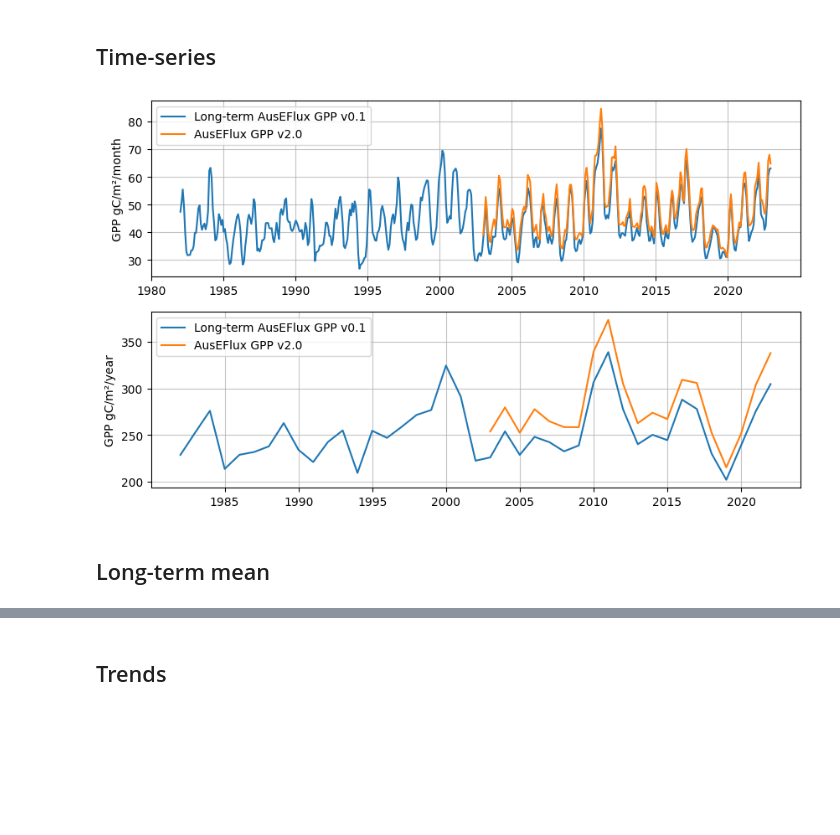
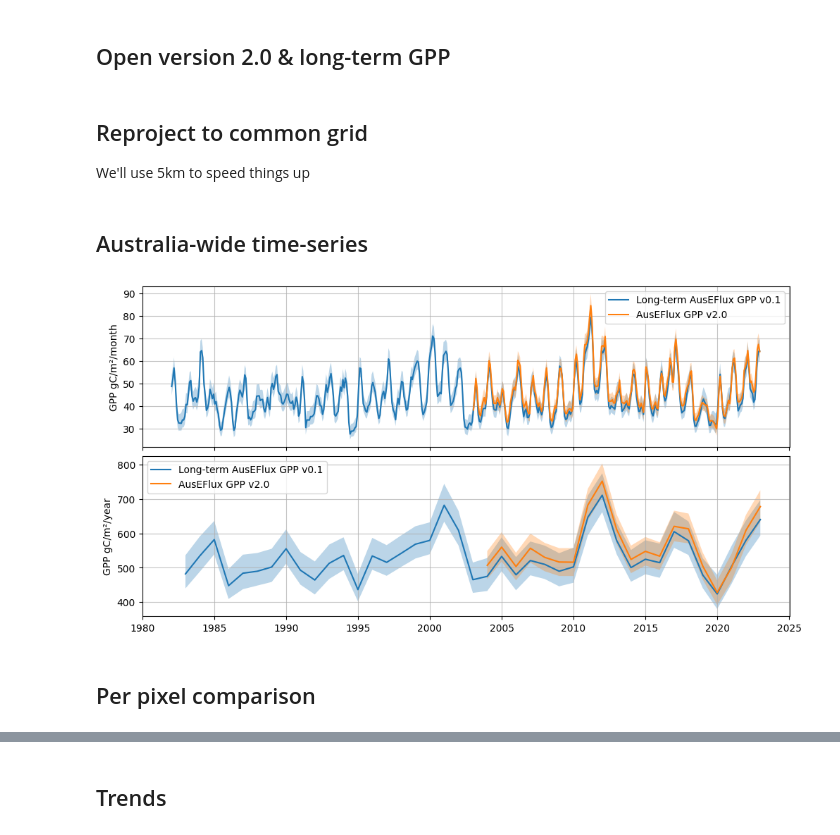
Before and after one commit to cbur24/Aus_CO2_fertilisation, a Jupyter notebook: notebooks/analysis/Compare_AusEFlux_versions.ipynb, the cells around one changed output, grey strips where cells are left out. Saved outputs shown, nothing was run; the diff lists cells and outputs as text; code cells hidden in the pictures; blank space fills up the shorter version.

```diff
--- a/notebooks/analysis/Compare_AusEFlux_versions.ipynb
+++ b/notebooks/analysis/Compare_AusEFlux_versions.ipynb
@@ -42,0 +55,2 @@ mask = ~np.isnan(mean_2003)
+# %% [markdown]
+## Open version 2.0 & long-term GPP
@@ -43,25 +73,63 @@ mask = ~np.isnan(mean_2003)
+# %% [markdown]
+## Reproject to common grid
+
+We'll use 5km to speed things up
+# %%
+# Grab a common grid to reproject too
+gbox_path = f'/g/data/xc0/project/AusEFlux/data/grid_5km'
+with open(gbox_path, 'rb') as f:
+    gbox = pickle.load(f)
+
+# ds_v1 = ds_v1.odc.reproject(how=gbox, resampling='bilinear').compute()
+ds_v2 = ds_v2.odc.reproject(how=gbox, resampling='bilinear').compute()
+ds_v2 = round_coords(ds_v2)
 # %% [markdown]
-## Time-series
+## Australia-wide time-series
+# %%
+# Long term means
+mean_v1= ds_v1.sel(time=slice('2003','2022')).mean('time')
+mean_v2 = ds_v2.sel(time=slice('2003','2022')).mean('time')
+
+#nan mask
+mask = ~np.isnan(mean_v2[f'{var}_median'])
+
+# Annual mean timeseries
+annual_mean_v1 = ds_v1.resample(time='YE').sum().where(mask)
+annual_mean_v2 = ds_v2.resample(time='YE').sum().where(mask)
 # %%
-fig,ax=plt.subplots(2,1, figsize=(10,6))
-ds_1982.mean(['latitude', 'longitude']).plot(ax=ax[0], label='Long-term AusEFlux GPP v0.1')
-ds_2003.mean(['latitude', 'longitude']).plot(ax=ax[0], label=f'AusEFlux GPP {version}')
+fig,ax=plt.subplots(2,1, figsize=(10,5), layout='constrained', sharex=True)
 
-annual_mean_1982.mean(['latitude', 'longitude']).plot(ax=ax[1], label='Long-term AusEFlux GPP v0.1')
-annual_mean_2003.mean(['latitude', 'longitude']).plot(ax=ax[1], label=f'AusEFlux GPP {version}')
+ds_v1[f'{var}_median'].mean(['latitude', 'longitude']).plot(ax=ax[0], label=f'Long-term AusEFlux {var} v0.1')
+upper_v1 = ds_v1[f'{var}_25th_percentile'].mean(['latitude', 'longitude'])
+lower_v1 = ds_v1[f'{var}_75th_percentile'].mean(['latitude', 'longitude'])
+ax[0].fill_between(ds_v1.time, lower_v1, upper_v1, alpha=0.3)
+
+ds_v2[f'{var}_median'].mean(['latitude', 'longitude']).plot(ax=ax[0], label=f'AusEFlux {var} v2.0')
+upper_v2 = ds_v2[f'{var}_25th_percentile'].mean(['latitude', 'longitude'])
+lower_v2 = ds_v2[f'{var}_75th_percentile'].mean(['latitude', 'longitude'])
+ax[0].fill_between(ds_v2.time, lower_v2, upper_v2, alpha=0.3)
+
+annual_mean_v1[f'{var}_median'].mean(['latitude', 'longitude']).plot(ax=ax[1], label=f'Long-term AusEFlux {var} v0.1')
+upper_v1 = annual_mean_v1[f'{var}_25th_percentile'].mean(['latitude', 'longitude'])
+lower_v1 = annual_mean_v1[f'{var}_75th_percentile'].mean(['latitude', 'longitude'])
+ax[1].fill_between(annual_mean_v1.time, lower_v1, upper_v1, alpha=0.3)
+
+annual_mean_v2[f'{var}_median'].mean(['latitude', 'longitude']).plot(ax=ax[1], label=f'AusEFlux {var} v2.0')
+upper_v2 = annual_mean_v2[f'{var}_25th_percentile'].mean(['latitude', 'longitude'])
+lower_v2 = annual_mean_v2[f'{var}_75th_percentile'].mean(['latitude', 'longitude'])
+ax[1].fill_between(annual_mean_v2.time, lower_v2, upper_v2, alpha=0.3)
 
 ax[0].grid(alpha=0.75)
 ax[1].grid(alpha=0.75)
 ax[0].set_ylabel('GPP gC/m\N{SUPERSCRIPT TWO}/month')
 ax[1].set_ylabel('GPP gC/m\N{SUPERSCRIPT TWO}/year')
 ax[0].set_xlabel(None)
+ax[0].set_title(None)
+ax[1].set_title(None)
 ax[1].set_xlabel(None)
 ax[0].legend()
 ax[1].legend();
-
-fig.savefig("/g/data/os22/chad_tmp/Aus_CO2_fertilisation/results/figs/AusEFlux_GPP_compare_timeseries.png",
-            bbox_inches='tight', dpi=300)
 # %% [output]
-[figure, old version]
+[figure, new version]
 # %% [markdown]
-## Long-term mean
+## Per pixel comparison
```
Also changed, not shown: parts of 26 cells of this notebook, 16 other files.
